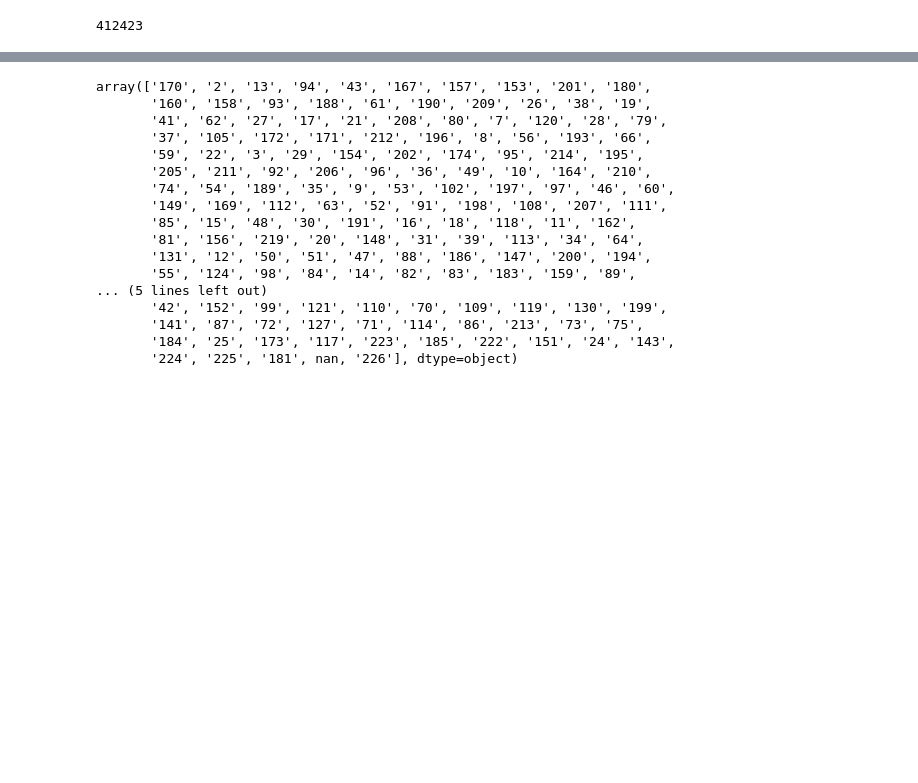
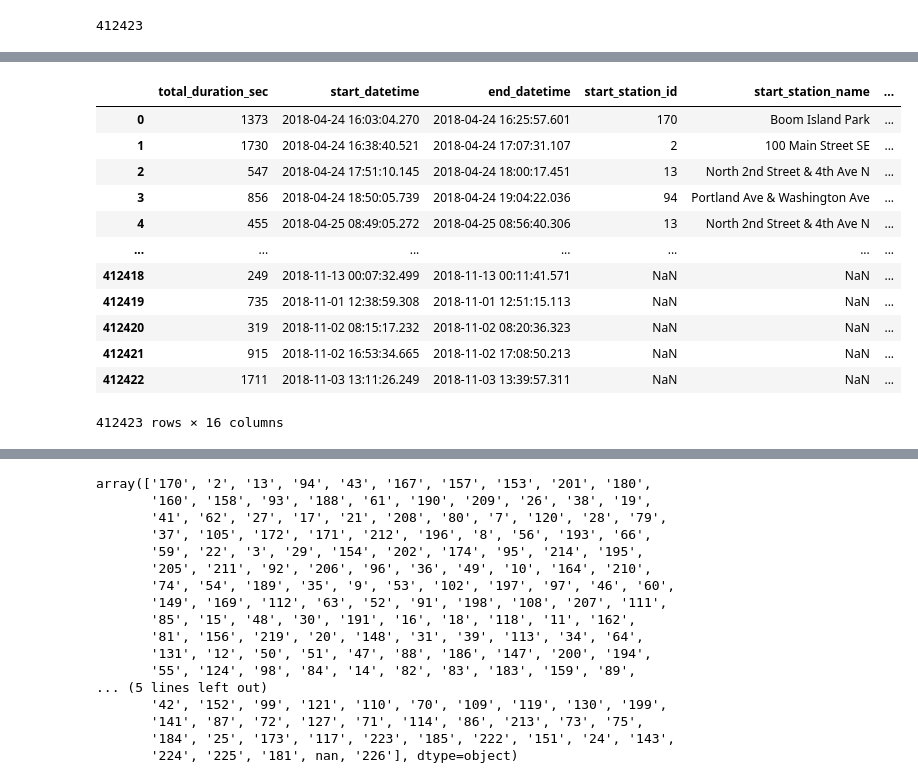
Before and after one commit to luchovzla/project-1, a Jupyter notebook: nice_ride_2018/Nice Ride 2018.ipynb, the cells around one changed output, grey strips where cells are left out. Saved outputs shown, nothing was run; the diff lists cells and outputs as text; code cells hidden in the pictures; blank space fills up the shorter version.

```diff
--- a/nice_ride_2018/Nice Ride 2018.ipynb
+++ b/nice_ride_2018/Nice Ride 2018.ipynb
@@ -89,0 +105,16 @@ nr_2018["tripduration"] = nr_2018["tripduration"].astype(int)
+# %%
+nr_2018
+# %% [output]
+|  | total_duration_sec | start_datetime | end_datetime | start_station_id | start_station_name | ... |
+| 0 | 1373 | 2018-04-24 16:03:04.270 | 2018-04-24 16:25:57.601 | 170 | Boom Island Park | ... |
+| 1 | 1730 | 2018-04-24 16:38:40.521 | 2018-04-24 17:07:31.107 | 2 | 100 Main Street SE | ... |
+| 2 | 547 | 2018-04-24 17:51:10.145 | 2018-04-24 18:00:17.451 | 13 | North 2nd Street & 4th Ave N | ... |
+| 3 | 856 | 2018-04-24 18:50:05.739 | 2018-04-24 19:04:22.036 | 94 | Portland Ave & Washington Ave | ... |
+| 4 | 455 | 2018-04-25 08:49:05.272 | 2018-04-25 08:56:40.306 | 13 | North 2nd Street & 4th Ave N | ... |
+| ... | ... | ... | ... | ... | ... | ... |
+| 412418 | 249 | 2018-11-13 00:07:32.499 | 2018-11-13 00:11:41.571 | NaN | NaN | ... |
+| 412419 | 735 | 2018-11-01 12:38:59.308 | 2018-11-01 12:51:15.113 | NaN | NaN | ... |
+| 412420 | 319 | 2018-11-02 08:15:17.232 | 2018-11-02 08:20:36.323 | NaN | NaN | ... |
+| 412421 | 915 | 2018-11-02 16:53:34.665 | 2018-11-02 17:08:50.213 | NaN | NaN | ... |
+| 412422 | 1711 | 2018-11-03 13:11:26.249 | 2018-11-03 13:39:57.311 | NaN | NaN | ... |
+412423 rows × 16 columns
```
Also changed, not shown: parts of 5 cells of this notebook, 9 other files.
